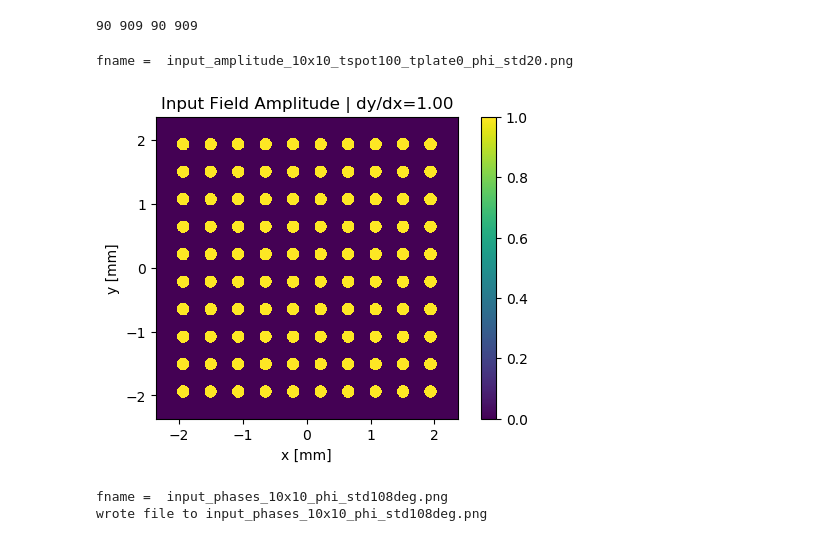
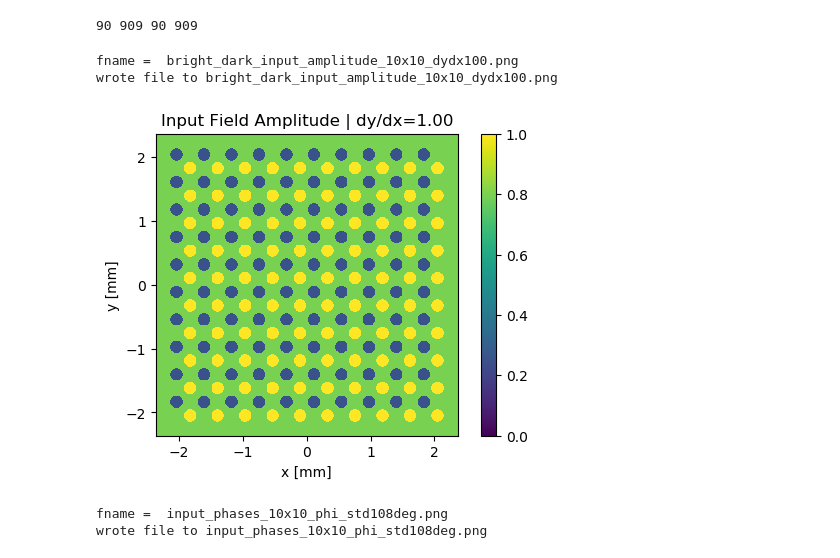
Before and after one commit to prhuft/fourier-optics, a Jupyter notebook: nonuniform_array.ipynb, the cells around one changed output. Drawn from its saved outputs; the diff is of its cells as text; code cells hidden in the pictures.

Commit message:
bright-dark arrays and old images

```diff
--- a/nonuniform_array.ipynb
+++ b/nonuniform_array.ipynb
@@ -115,0 +189,25 @@ r_aper
+# %%
+## plot the input field transmission
+
+savefile=False
+if pos_std is not None:
+    fname = f'input_amplitude_{xnum}x{ynum}_tspot{int(100*(1-r_aper))}_tplate{int(100*t_plate)}_pos_std{int(100*pos_std/a)}a.png'
+elif phi_std is not None:
+    fname = f'input_amplitude_{xnum}x{ynum}_tspot{int(100*(1-r_aper))}_tplate{int(100*t_plate)}_phi_std{int(100*phi_std)}.png'
+else:
+#     fname = f'input_amplitude_{xnum}x{ynum}_tspot{int(100*(1-r_aper))}_tplate{int(100*t_plate)}.png'
+    fname = f'bright_dark_input_amplitude_{xnum1}x{ynum1}_dydx{int(dy/dx*100)}.png'
+
+print('fname = ', fname)
+
+plt.close()
+fig,ax = figax(xlabel=r'x [mm]', ylabel=r'y [mm]')
+fig.dpi=100
+ax.set_title(rf'Input Field Amplitude | dy/dx={dy/dx:0.2f}') #$t_{{spot}}$={1-r_aper:0.2f}, $t_{{plate}}$={t_plate:0.2f}',)
+mmscl = 1e3
+cax = ax.imshow(real(mask_total_offset), extent=[-w*mmscl,w*mmscl,-w*mmscl,w*mmscl])
+cax.set_norm(colors.Normalize(vmin=0, vmax=1))
+cbar = fig.colorbar(cax)
+if savefile:
+    plt.savefig(fname, bbox_inches='tight')
+    print('wrote file to',fname)
@@ -125,12 +279,11 @@ f2 = 0.015
 A0 = 1 # input field amplitude
 
 ## input mask params
-# r = 1/sqrt(1.66) # reflectivity of the spots. if not applicable, just set to 1. trust me.
 a = 1e-4 # spot radius
 dx = 4.3*a # grid periodicity
 dy = dx
 b = f1*3.8317/(a*k) # fourier plane filter radius
-xnum = ynum = 10 # number of grid points in each dimension
+xnum1 = ynum1 = 10 # number of grid points in each dimension
 
 ## output field Talbot lengths
 Lx2 = f2*dx/f1 # output array periodicity
@@ -139,45 +292,47 @@ zTalbotx = 2*Lx2**2/lmbda
 zTalboty = 2*Ly2**2/lmbda
 
 ## print out parameters
-print(f'b={b:0.6f}, a={a}, dx={dx}, dy={dy}, xnum={xnum}, ynum={ynum}')
+print(f'b={b:0.6f}, a={a}, dx={dx}, dy={dy}, xnum={xnum1}, ynum={ynum1}')
 print(f'zTalbotx={zTalbotx:0.6f}, zTalboty={zTalboty:0.6f}')
 # %% [output]
 b=0.000755, a=0.0001, dx=0.00043, dy=0.00043, xnum=10, ynum=10
 zTalbotx=0.004482, zTalboty=0.004482
 # %%
+# backplate and partially transmitting spots
 pts = 1000
-phi_std= .30 # [rad]
+phi_std=None # [rad]
 pos_std=None
-r_aper = 0 # aperture reflectivity
-t_plate = 0 # plate transmissivity
-mask, x0pts, w = spot_mask(xnum, ynum, a, dx, dy, pts, phi_std=phi_std, pos_std=pos_std, aperture=1-r_aper, plate=t_plate)
+r_aper = .7 # aperture reflectivity
+t_plate = 1 # plate transmissivity
+mask, x0pts, w = spot_mask(xnum1, ynum1, a, dx, dy, pts, phi_std=phi_std, pos_std=pos_std, aperture=1-r_aper, plate=t_plate)
 # %% [output]
 90 909 90 909
 # %%
 ## plot the input field transmission
 
 savefile=False
 if pos_std is not None:
     fname = f'input_amplitude_{xnum}x{ynum}_tspot{int(100*(1-r_aper))}_tplate{int(100*t_plate)}_pos_std{int(100*pos_std/a)}a.png'
 elif phi_std is not None:
     fname = f'input_amplitude_{xnum}x{ynum}_tspot{int(100*(1-r_aper))}_tplate{int(100*t_plate)}_phi_std{int(100*phi_std)}.png'
 else:
 #     fname = f'input_amplitude_{xnum}x{ynum}_tspot{int(100*(1-r_aper))}_tplate{int(100*t_plate)}.png'
-    fname = f'bright_input_amplitude_{xnum}x{ynum}_dydx{int(dy/dx*100)}.png'
+    fname = f'bright_input_amplitude_{xnum1}x{ynum1}_dydx{int(dy/dx*100)}.png'
 
 print('fname = ', fname)
 
 plt.close()
 fig,ax = figax(xlabel=r'x [mm]', ylabel=r'y [mm]')
 fig.dpi=100
 ax.set_title(rf'Input Field Amplitude | dy/dx={dy/dx:0.2f}') #$t_{{spot}}$={1-r_aper:0.2f}, $t_{{plate}}$={t_plate:0.2f}',)
 mmscl = 1e3
-cax = ax.imshow(abs(mask), extent=[-w*mmscl,w*mmscl,-w*mmscl,w*mmscl])
-cax.set_norm(colors.Normalize(vmin=0, vmax=1))
+cax = ax.imshow(real(mask_total_offset), extent=[-w*mmscl,w*mmscl,-w*mmscl,w*mmscl])
+# cax.set_norm(colors.Normalize(vmin=-1, vmax=1))
 cbar = fig.colorbar(cax)
 if savefile:
     plt.savefig(fname, bbox_inches='tight')
     print('wrote file to',fname)
 # %% [output]
-fname =  input_amplitude_10x10_tspot100_tplate0_phi_std20.png
+fname =  bright_dark_input_amplitude_10x10_dydx100.png
+wrote file to bright_dark_input_amplitude_10x10_dydx100.png
-[figure, old version]
+[figure, new version]
```
Also changed, not shown: parts of 18 cells of this notebook, 1 other file.
